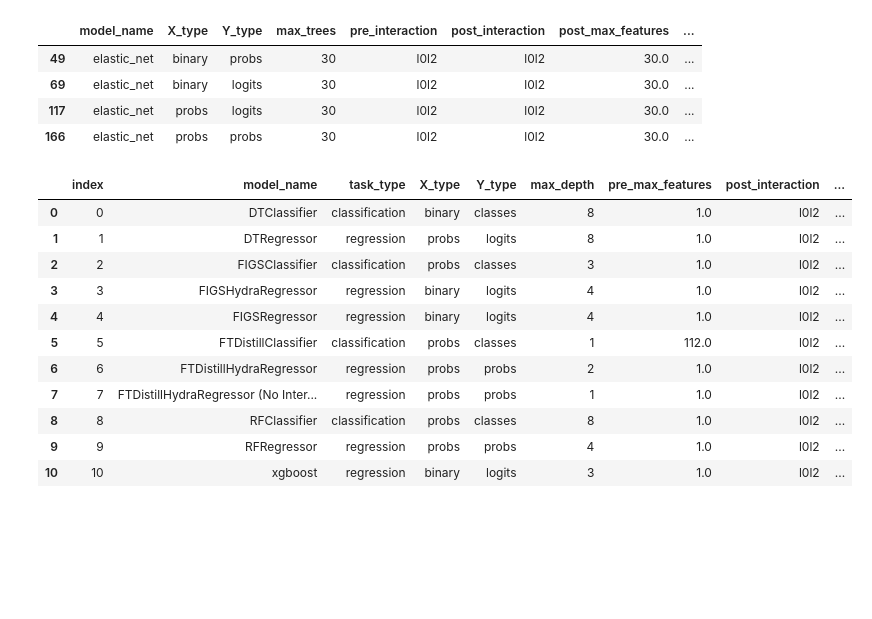
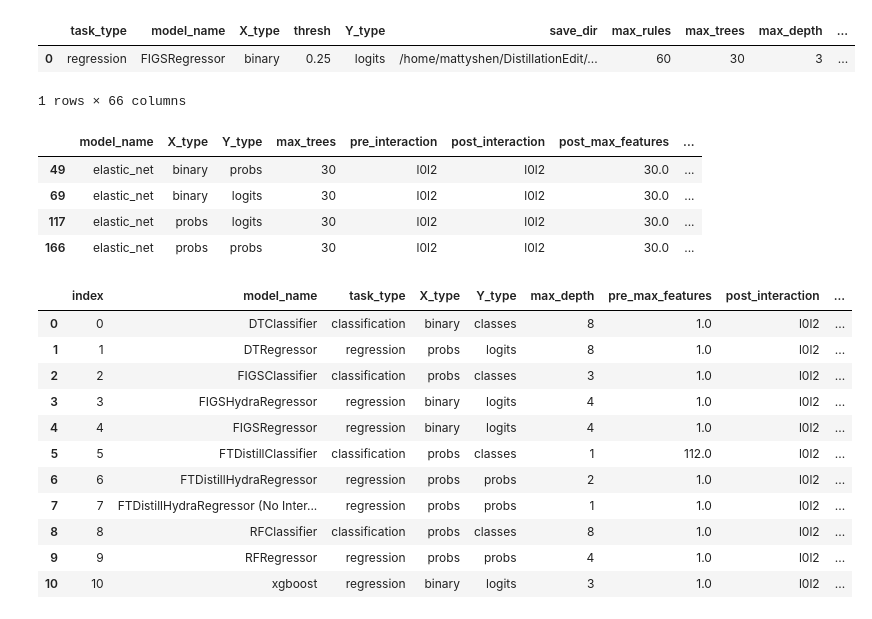
Before and after one commit to mattyshen/adaptiveTTI, a Jupyter notebook: notebooks/cub_distillation_edit.ipynb, the cells around one changed output. Drawn from its saved outputs; the diff is of its cells as text; code cells hidden in the pictures; blank space fills up the shorter version.

```diff
--- a/notebooks/cub_distillation_edit.ipynb
+++ b/notebooks/cub_distillation_edit.ipynb
@@ -61,3 +49,9 @@ Length: 313, dtype: int64
+# %%
+r
+# %% [output]
+|  | task_type | model_name | X_type | thresh | Y_type | save_dir | max_rules | max_trees | max_depth | ... |
+| 0 | regression | FIGSRegressor | binary | 0.25 | logits | /home/mattyshen/DistillationEdit/... | 60 | 30 | 3 | ... |
+1 rows × 66 columns
 # %%
 #TODO: clean below when results are logged
 # %%
```
Also changed, not shown: parts of 1 cell of this notebook, 3 other files.
